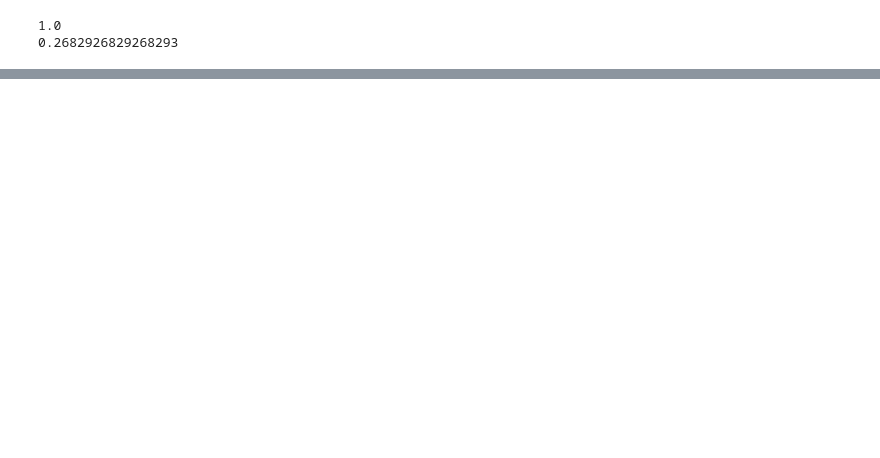
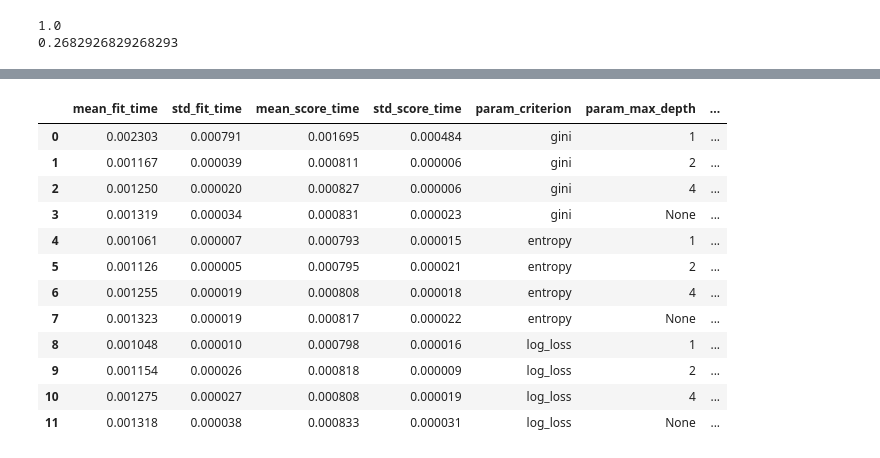
Before and after one commit to lavima/itf31519_2025, a Jupyter notebook: theory_and_practices/workshop1510.ipynb, the cells around one changed output, grey strips where cells are left out. Cells and saved outputs as stored; diff of their text form; code cells hidden in the pictures; blank space fills up the shorter version.

```diff
--- a/theory_and_practices/workshop1510.ipynb
+++ b/theory_and_practices/workshop1510.ipynb
@@ -335,0 +344,25 @@ PrecisionRecallDisplay.from_estimator(nb_tunedthreshold.estimator_, test_feature
+# %%
+dt_params = {
+    'criterion': ['gini', 'entropy', 'log_loss'],
+    'max_depth': [1,2,4,None]
+}
+dt = GridSearchCV(DecisionTreeClassifier(),
+        dt_params,
+        cv=StratifiedKFold(5))
+dt.fit(train_features, train_targets)
+dt_cv_results = pd.DataFrame(dt.cv_results_)
+dt_cv_results
+# %% [output]
+|  | mean_fit_time | std_fit_time | mean_score_time | std_score_time | param_criterion | param_max_depth | ... |
+| 0 | 0.002303 | 0.000791 | 0.001695 | 0.000484 | gini | 1 | ... |
+| 1 | 0.001167 | 0.000039 | 0.000811 | 0.000006 | gini | 2 | ... |
+| 2 | 0.001250 | 0.000020 | 0.000827 | 0.000006 | gini | 4 | ... |
+| 3 | 0.001319 | 0.000034 | 0.000831 | 0.000023 | gini | None | ... |
+| 4 | 0.001061 | 0.000007 | 0.000793 | 0.000015 | entropy | 1 | ... |
+| 5 | 0.001126 | 0.000005 | 0.000795 | 0.000021 | entropy | 2 | ... |
+| 6 | 0.001255 | 0.000019 | 0.000808 | 0.000018 | entropy | 4 | ... |
+| 7 | 0.001323 | 0.000019 | 0.000817 | 0.000022 | entropy | None | ... |
+| 8 | 0.001048 | 0.000010 | 0.000798 | 0.000016 | log_loss | 1 | ... |
+| 9 | 0.001154 | 0.000026 | 0.000818 | 0.000009 | log_loss | 2 | ... |
+| 10 | 0.001275 | 0.000027 | 0.000808 | 0.000019 | log_loss | 4 | ... |
+| 11 | 0.001318 | 0.000038 | 0.000833 | 0.000031 | log_loss | None | ... |
```
Also changed, not shown: parts of 18 cells of this notebook.
